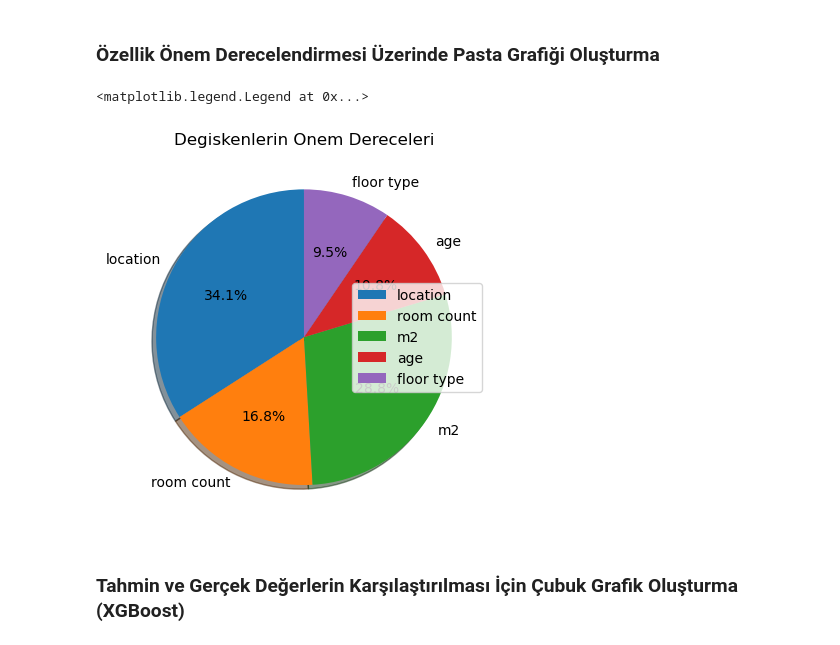
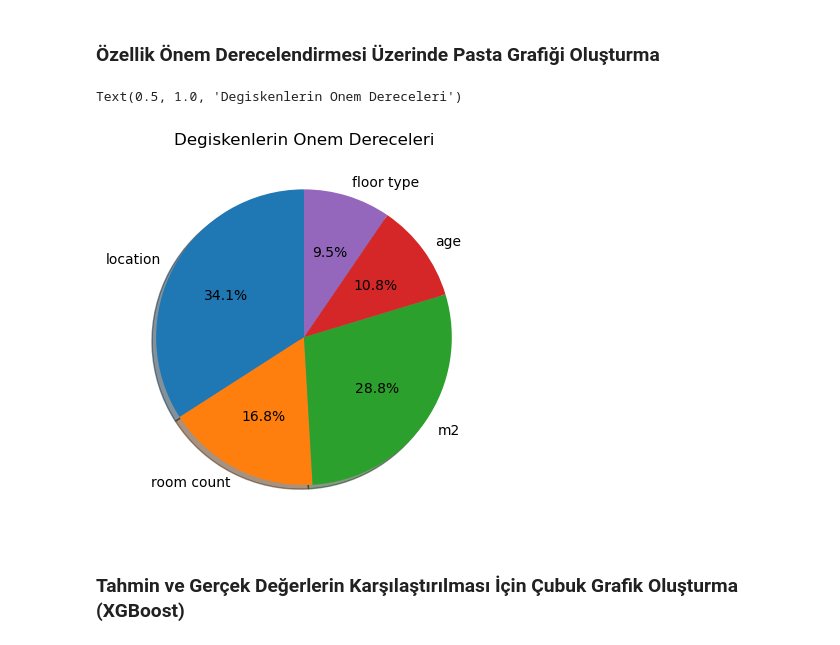
Before and after one commit to VuralBayrakli/veri_madenciligi_veri_manipulasyonu_ile_ev_tahmin_sistemi, a Jupyter notebook: tahmin_modeli.ipynb, the cells around one changed output. Cells and saved outputs as stored; diff of their text form; code cells hidden in the pictures.

```diff
--- a/tahmin_modeli.ipynb
+++ b/tahmin_modeli.ipynb
@@ -380,11 +369,10 @@ importance
 # %%
 import matplotlib.pyplot as plt
 plt.pie(importance["importance"], labels=X_train.columns,autopct='%1.1f%%',shadow=True, startangle=90)
 plt.title("Degiskenlerin Onem Dereceleri")
-plt.legend(X_train.columns , loc=5)
 # %% [output]
-<matplotlib.legend.Legend at 0x...>
+Text(0.5, 1.0, 'Degiskenlerin Onem Dereceleri')
-[figure, old version]
+[figure, new version]
 # %% [markdown]
 ### Tahmin ve Gerçek Değerlerin Karşılaştırılması İçin Çubuk Grafik Oluşturma (XGBoost)
 # %%
```
Also changed, not shown: parts of 4 cells of this notebook, 12 other files.
